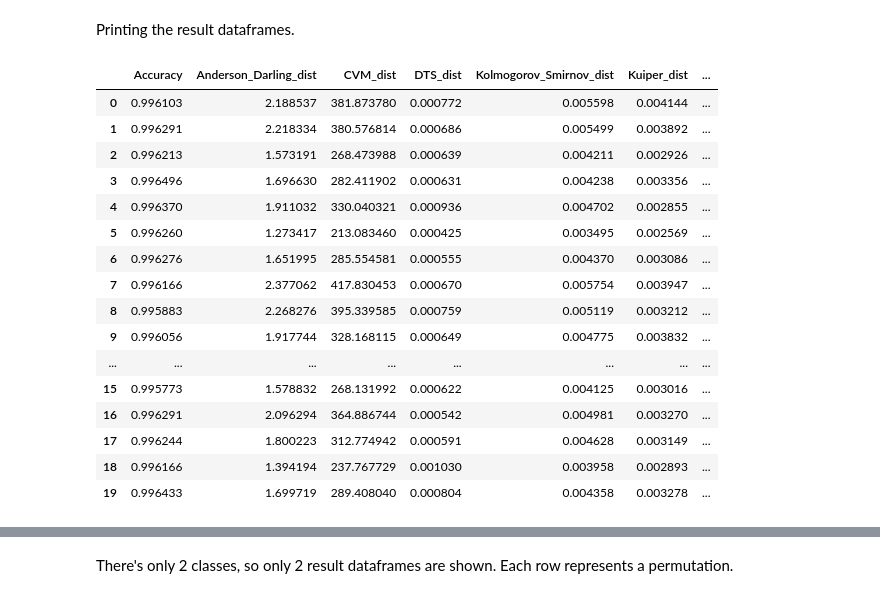
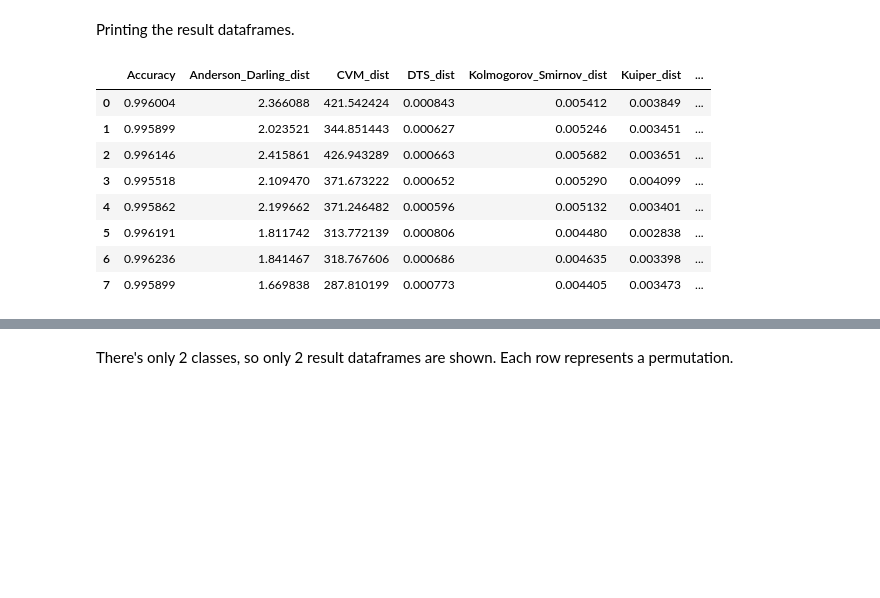
Before and after one commit to ISorokos/SafeML, a Jupyter notebook: Implementation_in_Python/CICIDS2017_Security_Data/Security_CICIDS2017_v1.ipynb, the cells around one changed output, grey strips where cells are left out. Drawn from its saved outputs; the diff is of its cells as text; code cells hidden in the pictures; blank space fills up the shorter version.

```diff
--- a/Implementation_in_Python/CICIDS2017_Security_Data/Security_CICIDS2017_v1.ipynb
+++ b/Implementation_in_Python/CICIDS2017_Security_Data/Security_CICIDS2017_v1.ipynb
@@ -186,10 +187,15 @@ Note: Could add if statement to print out confusion matrix x amount of times, du
 # %%
 def train_and_predict_Neural_Network_MLP_model(X_train, X_test, y_train, y_test):
     # Instantiating new Neural Network classifier and setting Hyperparameters
-    Neural_Net_model = MLPClassifier(hidden_layer_sizes=(15,), activation='relu',
-                                    solver='adam', alpha=0.0001, batch_size='auto',
-                                    learning_rate='adaptive', learning_rate_init=0.005,
-                                    max_iter=400)
+    #Neural_Net_model = MLPClassifier(hidden_layer_sizes=(15,), activation='relu',
+                                    #solver='adam', alpha=0.0001, batch_size='auto',
+                                    #learning_rate='adaptive', learning_rate_init=0.005,
+                                    #max_iter=400)
+
+    # Testing worse performing MLP classifier
+    Neural_Net_model = MLPClassifier(hidden_layer_sizes=(8,), max_iter=180)
+    #Neural_Net_model = LogisticRegression(max_iter=400)
+    #Neural_Net_model=KNeighborsClassifier(n_neighbors=3, weights='uniform')
 
     # Fitting the model is synonymous to training the model. Need to call .ravel() to get array in correct format.
     Neural_Net_model.fit(X_train, y_train.ravel())
@@ -1011,7 +1017,10 @@ list_of_lists_results = [[] for i in range(number_of_classes)]
 
 for current_permutation in range(number_of_permutations):
     # 1.1. Cross validation, train test splitting here (extract to functions)
-    X_train, X_test, y_train, y_test = get_shuffled_stratifiedKFold_train_test_split(X, y)
+    #X_train, X_test, y_train, y_test = get_shuffled_stratifiedKFold_train_test_split(X, y)
+
+    # Trying simple splitting, with 30% training data to simulate new dataset...
+    X_train, X_test, y_train, y_test = train_test_split(X, y, test_size=0.7, shuffle=True)
 
     # 1.2. Train MLP classifier here using the train and test data, and call model.predict to get pred_y
     pred_y, accuracy = train_and_predict_Neural_Network_MLP_model(X_train, X_test, y_train, y_test)
@@ -1043,24 +1052,16 @@ for dict_result_list in list_of_lists_results:
 Printing the result dataframes.
 # %%
 # Print first dataframe result table, for class 0
-result_dataframes[0]
+result_dataframes[0].head(8)
 # %% [output]
 |  | Accuracy | Anderson_Darling_dist | CVM_dist | DTS_dist | Kolmogorov_Smirnov_dist | Kuiper_dist | ... |
-| 0 | 0.996103 | 2.188537 | 381.873780 | 0.000772 | 0.005598 | 0.004144 | ... |
-| 1 | 0.996291 | 2.218334 | 380.576814 | 0.000686 | 0.005499 | 0.003892 | ... |
-| 2 | 0.996213 | 1.573191 | 268.473988 | 0.000639 | 0.004211 | 0.002926 | ... |
-| 3 | 0.996496 | 1.696630 | 282.411902 | 0.000631 | 0.004238 | 0.003356 | ... |
-| 4 | 0.996370 | 1.911032 | 330.040321 | 0.000936 | 0.004702 | 0.002855 | ... |
-| 5 | 0.996260 | 1.273417 | 213.083460 | 0.000425 | 0.003495 | 0.002569 | ... |
-| 6 | 0.996276 | 1.651995 | 285.554581 | 0.000555 | 0.004370 | 0.003086 | ... |
-| 7 | 0.996166 | 2.377062 | 417.830453 | 0.000670 | 0.005754 | 0.003947 | ... |
-| 8 | 0.995883 | 2.268276 | 395.339585 | 0.000759 | 0.005119 | 0.003212 | ... |
-| 9 | 0.996056 | 1.917744 | 328.168115 | 0.000649 | 0.004775 | 0.003832 | ... |
-| ... | ... | ... | ... | ... | ... | ... | ... |
-| 15 | 0.995773 | 1.578832 | 268.131992 | 0.000622 | 0.004125 | 0.003016 | ... |
-| 16 | 0.996291 | 2.096294 | 364.886744 | 0.000542 | 0.004981 | 0.003270 | ... |
-| 17 | 0.996244 | 1.800223 | 312.774942 | 0.000591 | 0.004628 | 0.003149 | ... |
-| 18 | 0.996166 | 1.394194 | 237.767729 | 0.001030 | 0.003958 | 0.002893 | ... |
-| 19 | 0.996433 | 1.699719 | 289.408040 | 0.000804 | 0.004358 | 0.003278 | ... |
+| 0 | 0.996004 | 2.366088 | 421.542424 | 0.000843 | 0.005412 | 0.003849 | ... |
+| 1 | 0.995899 | 2.023521 | 344.851443 | 0.000627 | 0.005246 | 0.003451 | ... |
+| 2 | 0.996146 | 2.415861 | 426.943289 | 0.000663 | 0.005682 | 0.003651 | ... |
+| 3 | 0.995518 | 2.109470 | 371.673222 | 0.000652 | 0.005290 | 0.004099 | ... |
+| 4 | 0.995862 | 2.199662 | 371.246482 | 0.000596 | 0.005132 | 0.003401 | ... |
+| 5 | 0.996191 | 1.811742 | 313.772139 | 0.000806 | 0.004480 | 0.002838 | ... |
+| 6 | 0.996236 | 1.841467 | 318.767606 | 0.000686 | 0.004635 | 0.003398 | ... |
+| 7 | 0.995899 | 1.669838 | 287.810199 | 0.000773 | 0.004405 | 0.003473 | ... |
 # %%
 # Print second dataframe result table, for class 1
```
Also changed, not shown: parts of 13 cells of this notebook.
